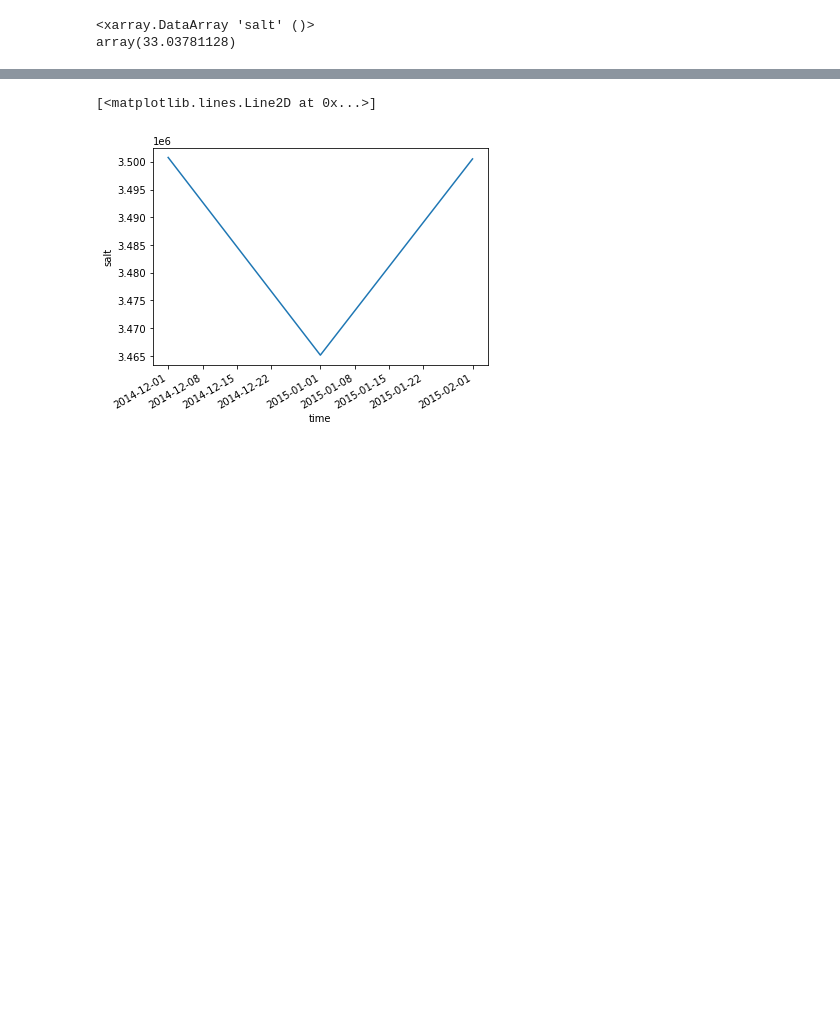
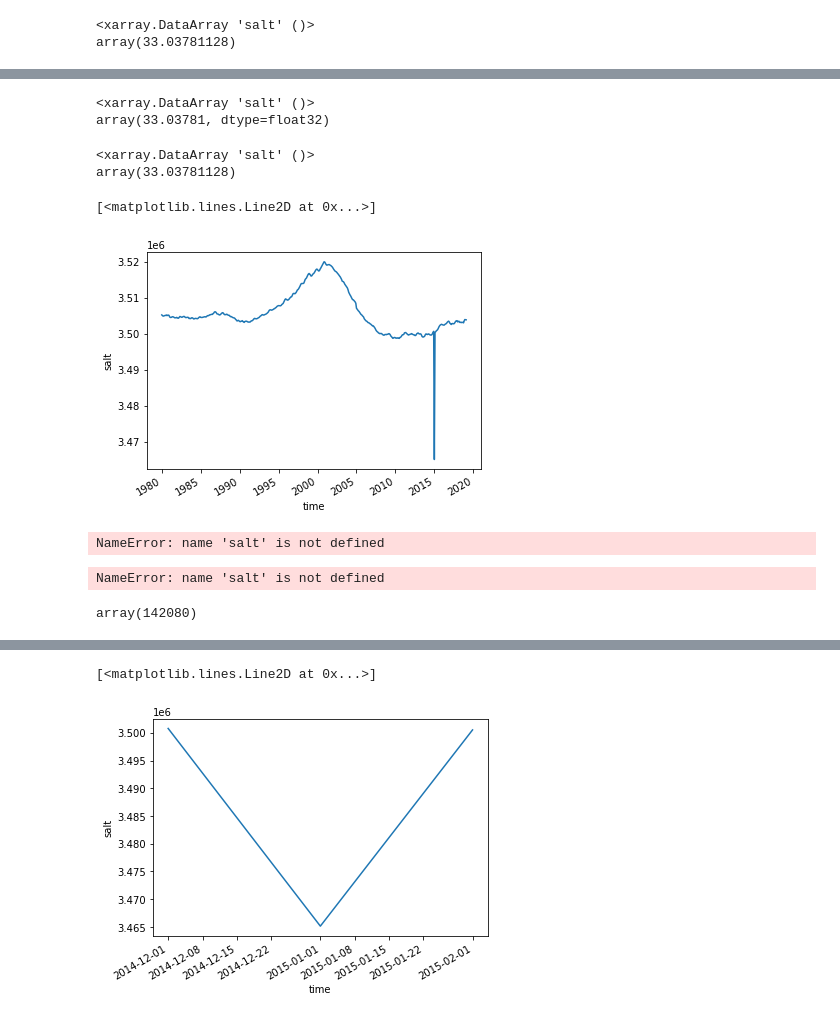
Before and after one commit to ocean-transport/WMT-project, a Jupyter notebook: GODAS/wmt-budget-sigma-space.ipynb, the cells around one changed output, grey strips where cells are left out. Saved outputs shown, nothing was run; the diff lists cells and outputs as text; code cells hidden in the pictures; blank space fills up the shorter version.

Commit message:
skipped weird salt values on 2015-02-01

```diff
--- a/GODAS/wmt-budget-sigma-space.ipynb
+++ b/GODAS/wmt-budget-sigma-space.ipynb
@@ -196,0 +250,27 @@ array(33.03781128)
+# %%
+salt.fillna(0.).where(salt.fillna(0.)>0).min(dim=['lon', 'lat', 'level', 'time'])
+# %% [output]
+<xarray.DataArray 'salt' ()>
+array(33.03781, dtype=float32)
+# %%
+salt.min()
+# %% [output]
+<xarray.DataArray 'salt' ()>
+array(33.03781128)
+# %%
+salt.where(salt!=salt.sel(time='2015-02-01').min()).sum(dim=['lon', 'lat', 'level']).plot()
+# %% [output]
+[<matplotlib.lines.Line2D at 0x...>]
+[figure, added]
+# %%
+salt = salt.where(salt.time != salt.time.sel(time='2015-02-01'))
+# %% [output]
+NameError: name 'salt' is not defined
+# %%
+salt
+# %% [output]
+NameError: name 'salt' is not defined
+# %%
+test.sel(time='2015-02-01').isnull().sum().values
+# %% [output]
+array(142080)
```
Also changed, not shown: parts of 17 cells of this notebook.
